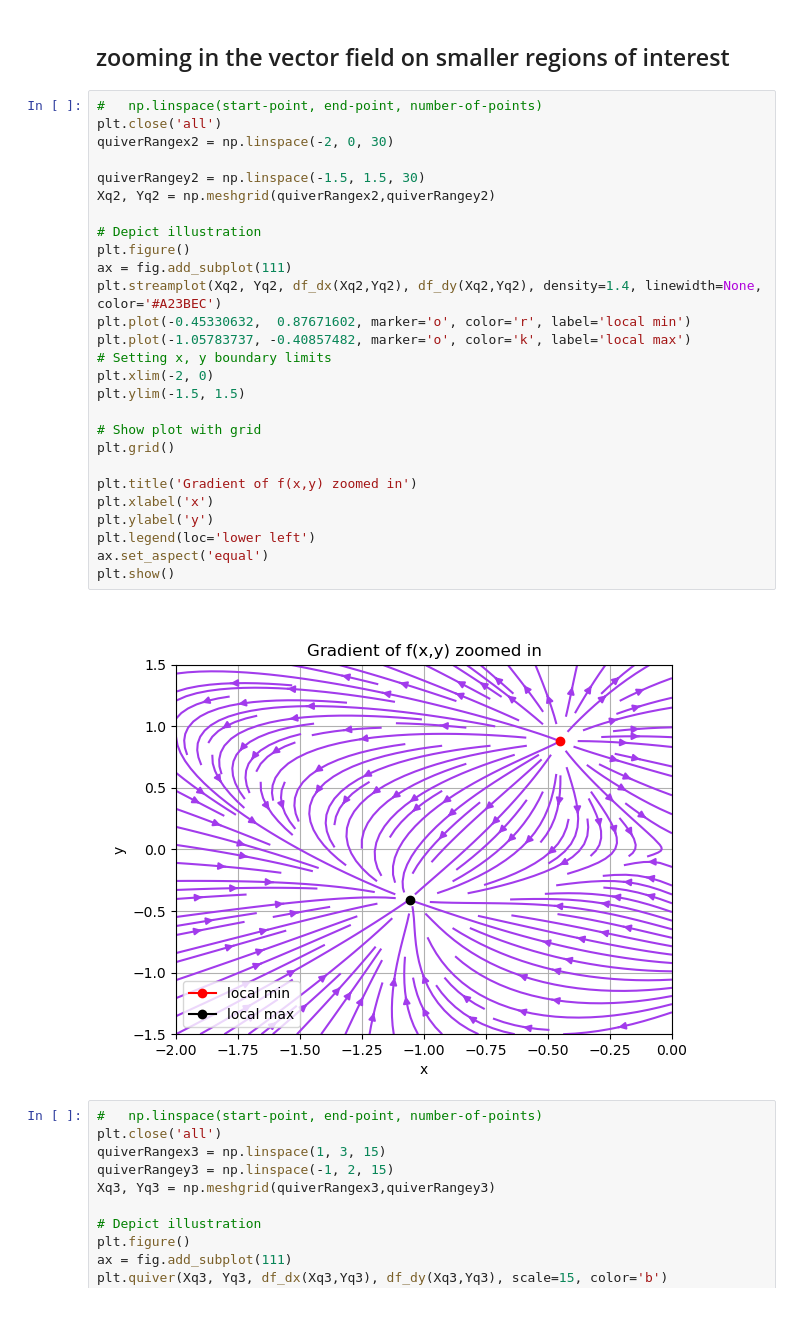
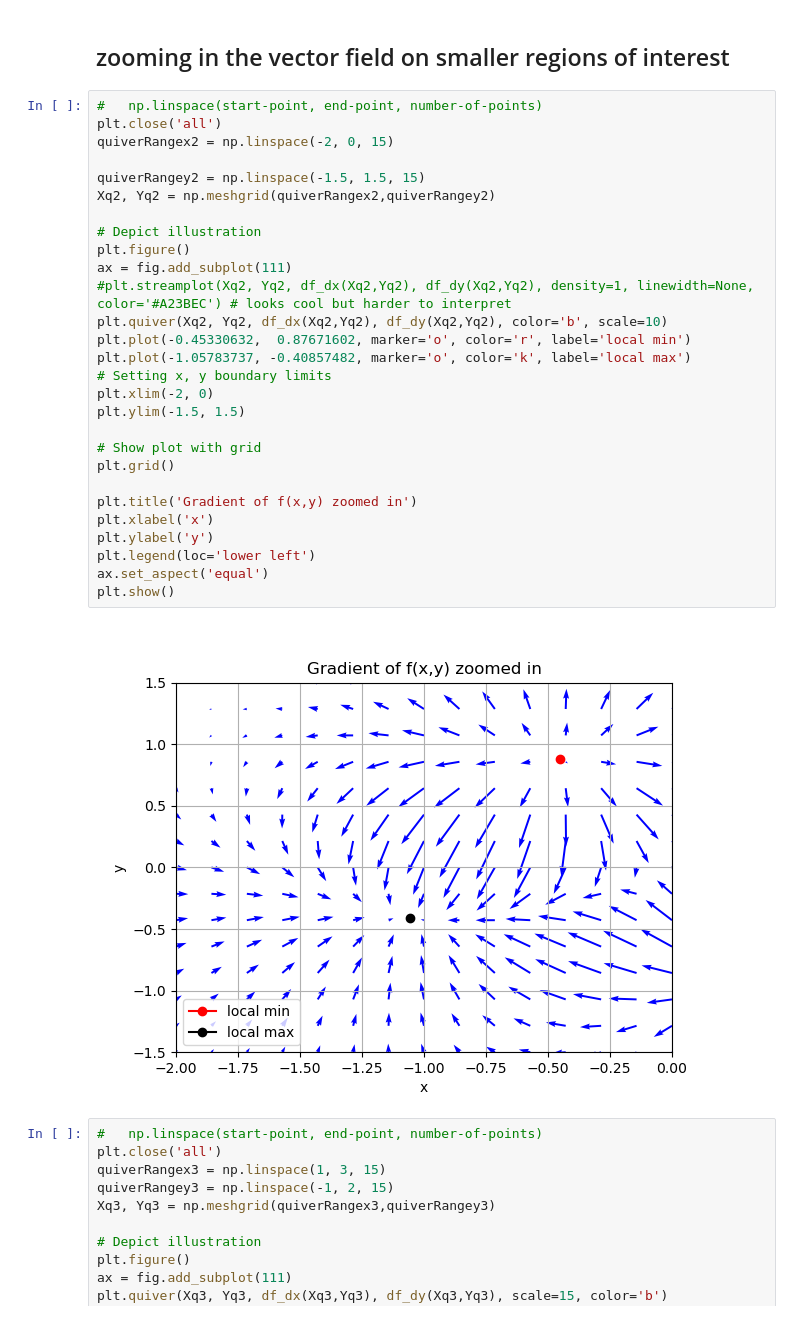
Before and after one commit to e-middleton/calcIII, a Jupyter notebook: surface.ipynb, the cells around one changed output. Drawn from its saved outputs; the diff is of its cells as text.

```diff
--- a/surface.ipynb
+++ b/surface.ipynb
@@ -231,32 +234,33 @@ plt.show()
 # %%
 #   np.linspace(start-point, end-point, number-of-points)
 plt.close('all')
-quiverRangex2 = np.linspace(-2, 0, 30)
+quiverRangex2 = np.linspace(-2, 0, 15)
 
-quiverRangey2 = np.linspace(-1.5, 1.5, 30)
+quiverRangey2 = np.linspace(-1.5, 1.5, 15)
 Xq2, Yq2 = np.meshgrid(quiverRangex2,quiverRangey2)
 
 # Depict illustration
 plt.figure()
 ax = fig.add_subplot(111)
-plt.streamplot(Xq2, Yq2, df_dx(Xq2,Yq2), df_dy(Xq2,Yq2), density=1.4, linewidth=None, color='#A23BEC')
+#plt.streamplot(Xq2, Yq2, df_dx(Xq2,Yq2), df_dy(Xq2,Yq2), density=1, linewidth=None, color='#A23BEC') # looks cool but harder to interpret
+plt.quiver(Xq2, Yq2, df_dx(Xq2,Yq2), df_dy(Xq2,Yq2), color='b', scale=10)
 plt.plot(-0.45330632,  0.87671602, marker='o', color='r', label='local min')
 plt.plot(-1.05783737, -0.40857482, marker='o', color='k', label='local max')
 # Setting x, y boundary limits
 plt.xlim(-2, 0)
 plt.ylim(-1.5, 1.5)
 
 # Show plot with grid
 plt.grid()
 
 plt.title('Gradient of f(x,y) zoomed in')
 plt.xlabel('x')
 plt.ylabel('y')
 plt.legend(loc='lower left')
 ax.set_aspect('equal')
 plt.show()
 # %% [output]
-[figure, old version]
+[figure, new version]
 # %%
 #   np.linspace(start-point, end-point, number-of-points)
 plt.close('all')
```
Also changed, not shown: parts of 25 cells of this notebook.
